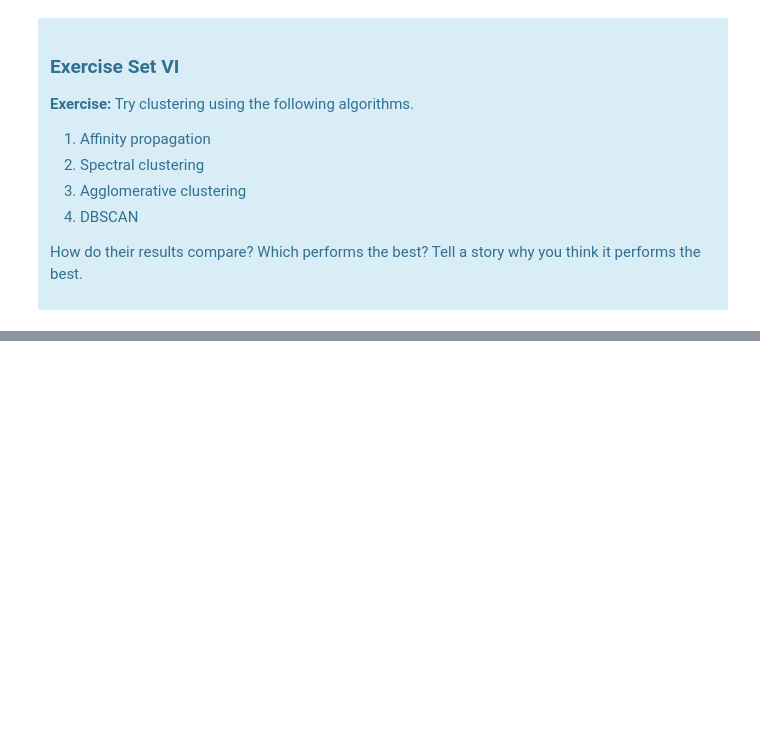
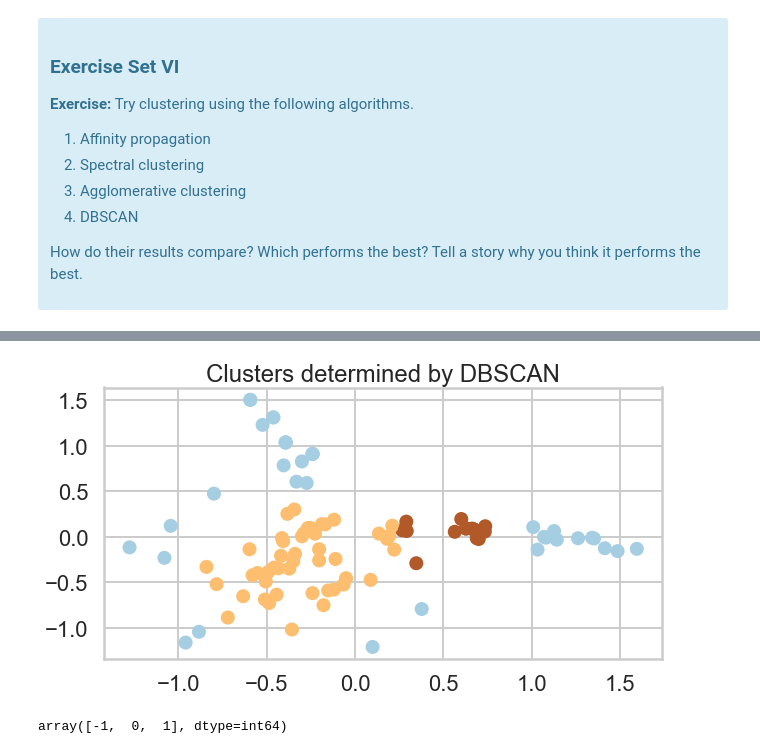
Before and after one commit to weboctave/mec-mini-projects, a Jupyter notebook: mec-16.2.6-clustering-mini-project/Mini_Project_Clustering.ipynb, the cells around one changed output, grey strips where cells are left out. Cells and saved outputs as stored; diff of their text form; code cells hidden in the pictures; blank space fills up the shorter version.

```diff
--- a/mec-16.2.6-clustering-mini-project/Mini_Project_Clustering.ipynb
+++ b/mec-16.2.6-clustering-mini-project/Mini_Project_Clustering.ipynb
@@ -745,0 +828,16 @@ Source: http://scikit-learn.org/stable/modules/clustering.html
+# %%
+from sklearn.cluster import DBSCAN
+dbScan = DBSCAN(eps=0.4, min_samples=20)
+dbScan.fit(X)
+
+y_pred = dbScan.fit_predict(X)
+
+plt.figure(figsize=(10,5))
+plt.scatter(X[:,0], X[:,1],c=y_pred, cmap='Paired')
+plt.title("Clusters determined by DBSCAN");
+# %% [output]
+[figure, added]
+# %%
+np.unique(y_pred)
+# %% [output]
+array([-1,  0,  1], dtype=int64)
```
Also changed, not shown: parts of 16 cells of this notebook.
